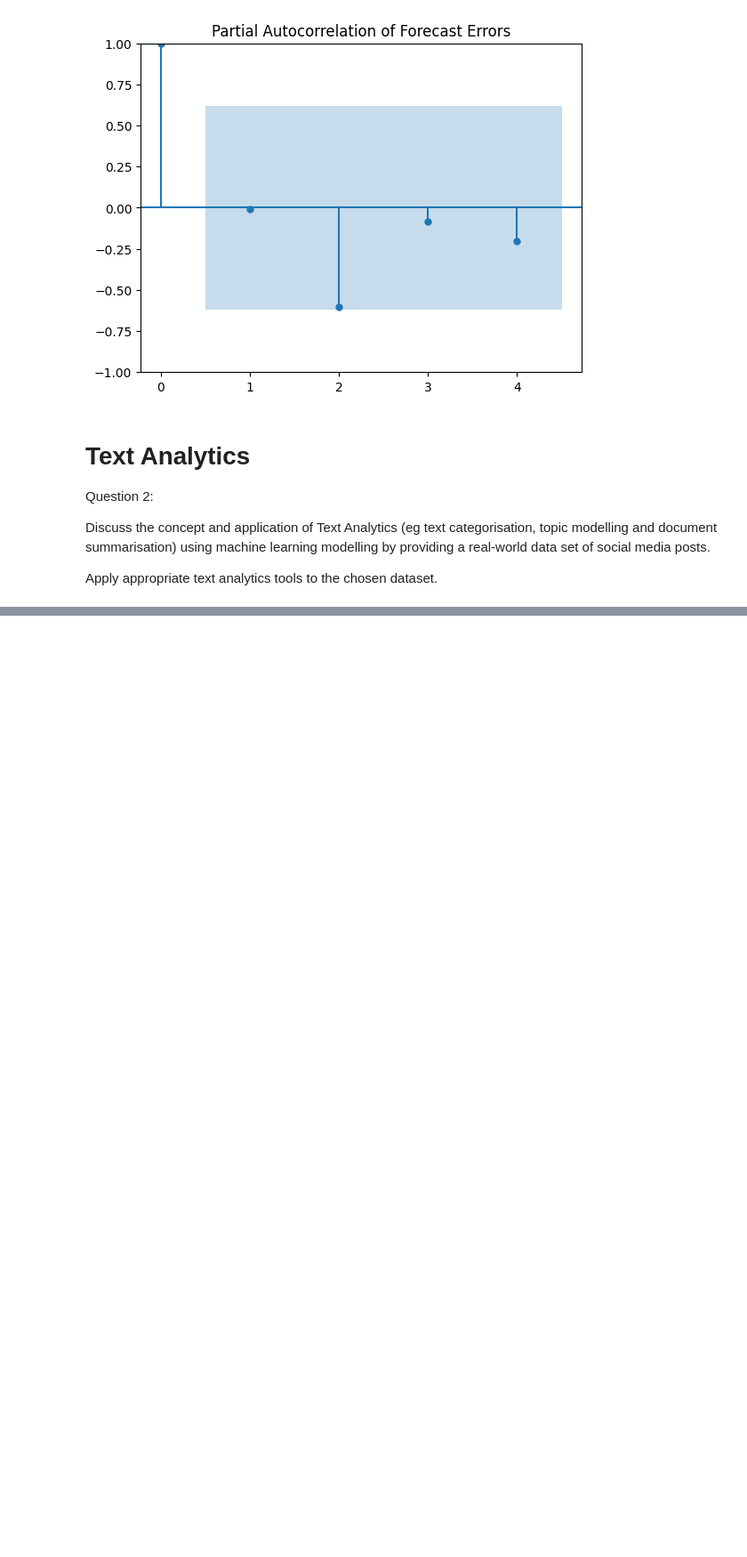
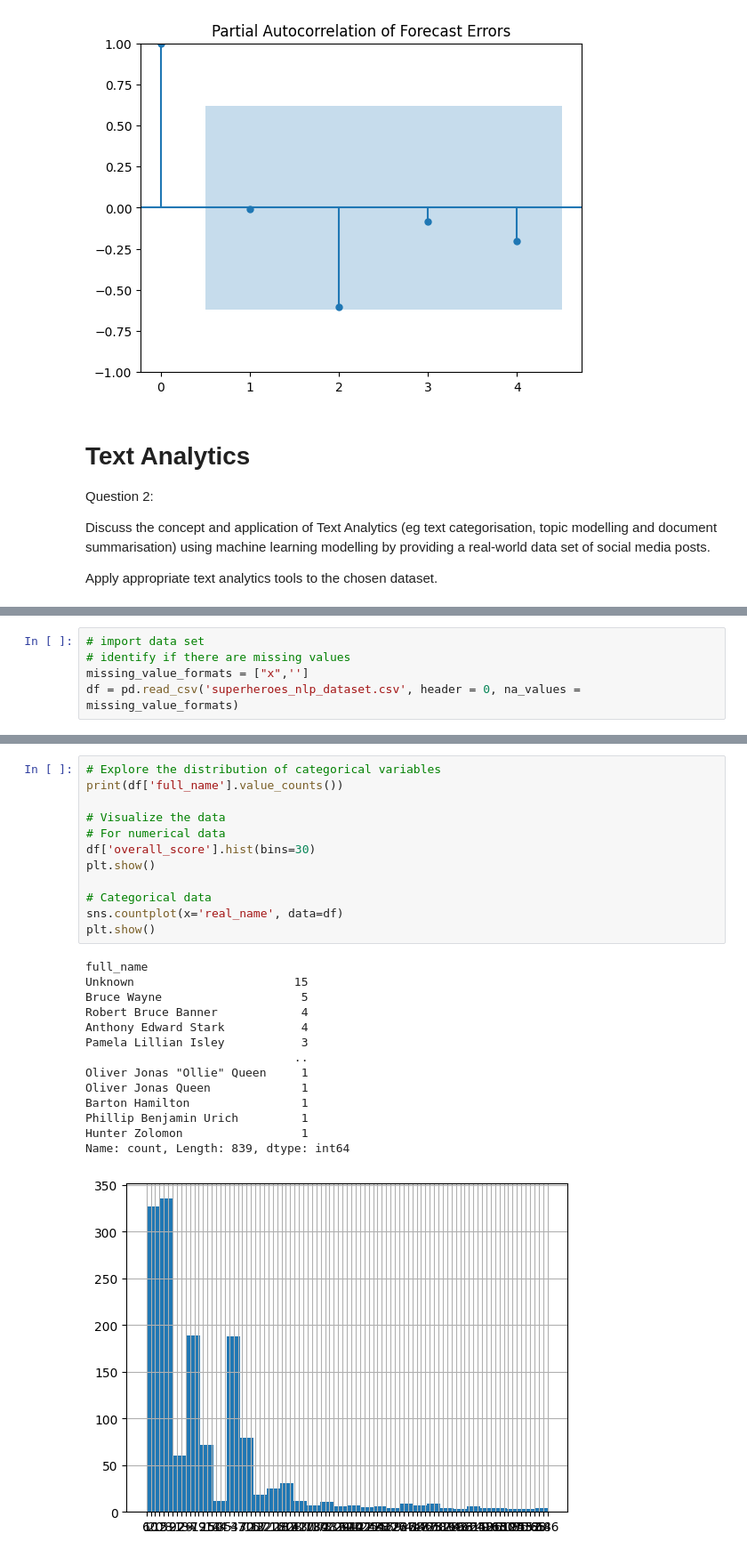
Before and after one commit to Midigan/Joint-CA2-Machine-Learning-for-Business, a Jupyter notebook: CA2 MLB and DV Integrated.ipynb, the cells around one changed output, grey strips where cells are left out. Shown: that part at 89% size. Drawn from its saved outputs; the diff is of its cells as text; blank space fills up the shorter version.

```diff
--- a/CA2 MLB and DV Integrated.ipynb
+++ b/CA2 MLB and DV Integrated.ipynb
@@ -356,0 +386,5 @@ Apply appropriate text analytics tools to the chosen dataset.
+# %%
+# import data set
+# identify if there are missing values
+missing_value_formats = ["x",'']
+df = pd.read_csv('superheroes_nlp_dataset.csv', header = 0, na_values = missing_value_formats)
@@ -356,0 +448,27 @@ Apply appropriate text analytics tools to the chosen dataset.
+# %%
+# Explore the distribution of categorical variables
+print(df['full_name'].value_counts())
+
+# Visualize the data
+# For numerical data
+df['overall_score'].hist(bins=30)
+plt.show()
+
+# Categorical data
+sns.countplot(x='real_name', data=df)
+plt.show()
+# %% [output]
+full_name
+Unknown                       15
+Bruce Wayne                    5
+Robert Bruce Banner            4
+Anthony Edward Stark           4
+Pamela Lillian Isley           3
+                              ..
+Oliver Jonas "Ollie" Queen     1
+Oliver Jonas Queen             1
+Barton Hamilton                1
+Phillip Benjamin Urich         1
+Hunter Zolomon                 1
+Name: count, Length: 839, dtype: int64
+[figure, added]
```
Also changed, not shown: parts of 10 cells of this notebook, 4 other files.
